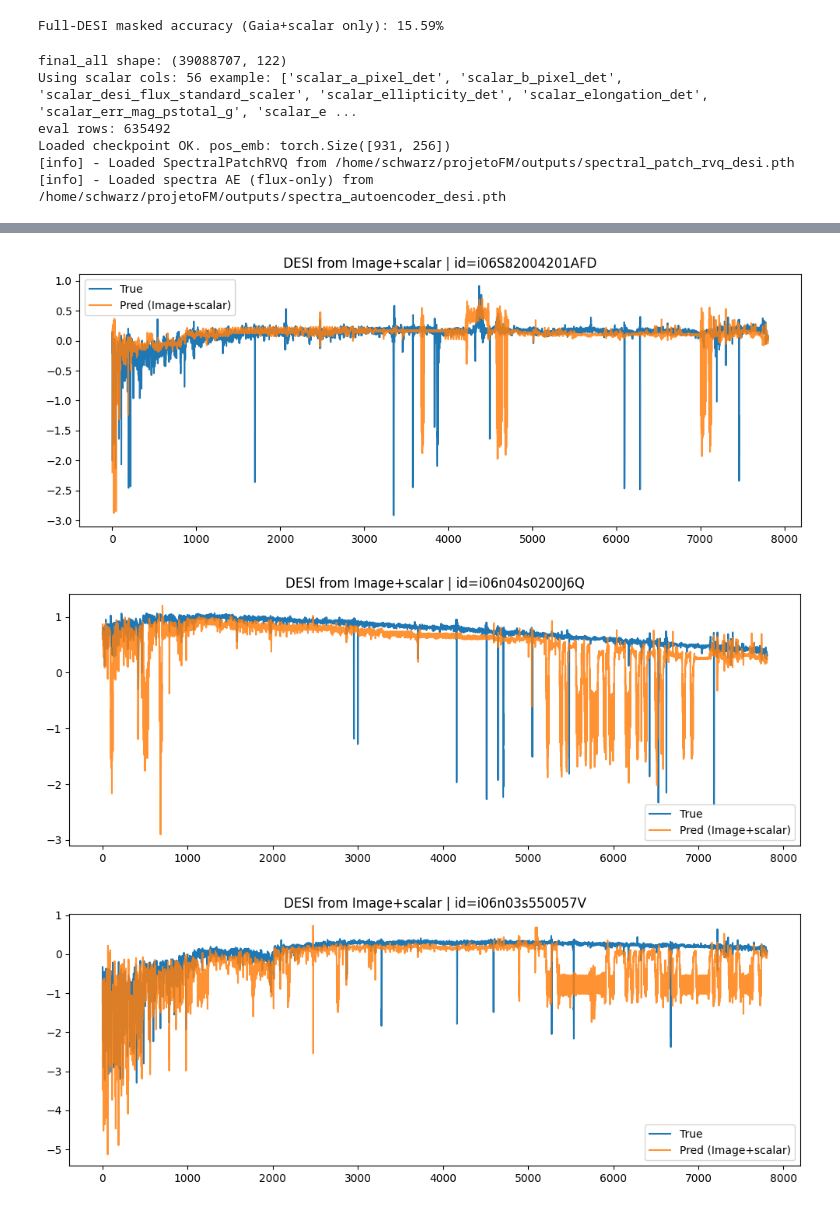
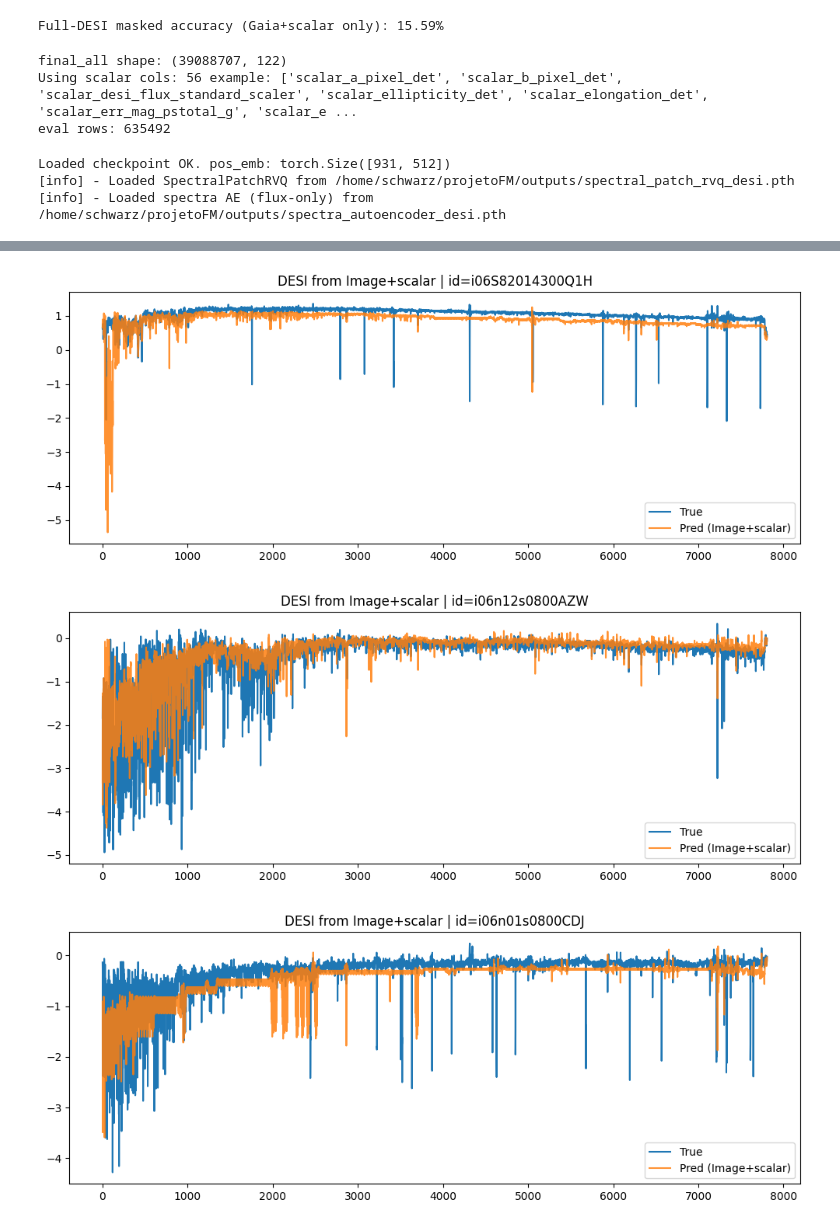
Before and after one commit to Schwarzam/projetoFM, a Jupyter notebook: dev.ipynb, the cells around one changed output, grey strips where cells are left out. Cells and saved outputs as stored; diff of their text form; code cells hidden in the pictures.

Commit message:
check point

```diff
--- a/dev.ipynb
+++ b/dev.ipynb
@@ -2324,7 +2324,7 @@ import matplotlib.pyplot as plt
 # Paths / knobs
 # -----------------------------
 FINAL_ALL_PATH = "final_all.parquet"
-CKPT_PATH = "checkpoints_astromm/best_model.pt"
+CKPT_PATH = "checkpoints_astromm/best_model_100M.pt"
 CONFIG_PATH = "config.yaml"
 
 DEVICE = torch.device("cuda" if torch.cuda.is_available() else "cpu")
@@ -2717,6 +2717,6 @@ for i in range(pred_flux.shape[0]):
 final_all shape: (39088707, 122)
 Using scalar cols: 56 example: ['scalar_a_pixel_det', 'scalar_b_pixel_det', 'scalar_desi_flux_standard_scaler', 'scalar_ellipticity_det', 'scalar_elongation_det', 'scalar_err_mag_pstotal_g', 'scalar_e ...
 eval rows: 635492
-Loaded checkpoint OK. pos_emb: torch.Size([931, 256])
-[info] - Loaded SpectralPatchRVQ from /home/schwarz/projetoFM/outputs/spectral_patch_rvq_desi.pth
-[info] - Loaded spectra AE (flux-only) from /home/schwarz/projetoFM/outputs/spectra_autoencoder_desi.pth
+Loaded checkpoint OK. pos_emb: torch.Size([931, 512])
+[info] - Loaded SpectralPatchRVQ from /home/schwarz/projetoFM/outputs/spectral_patch_rvq_desi.pth
+[info] - Loaded spectra AE (flux-only) from /home/schwarz/projetoFM/outputs/spectra_autoencoder_desi.pth
@@ -2724,3 +2724,3 @@ Loaded checkpoint OK. pos_emb: torch.Size([931, 256])
-[figure, old version]
+[figure, new version]
-[figure, old version]
+[figure, new version]
-[figure, old version]
+[figure, new version]
```
Also changed, not shown: parts of 1 cell of this notebook, 4 other files.
